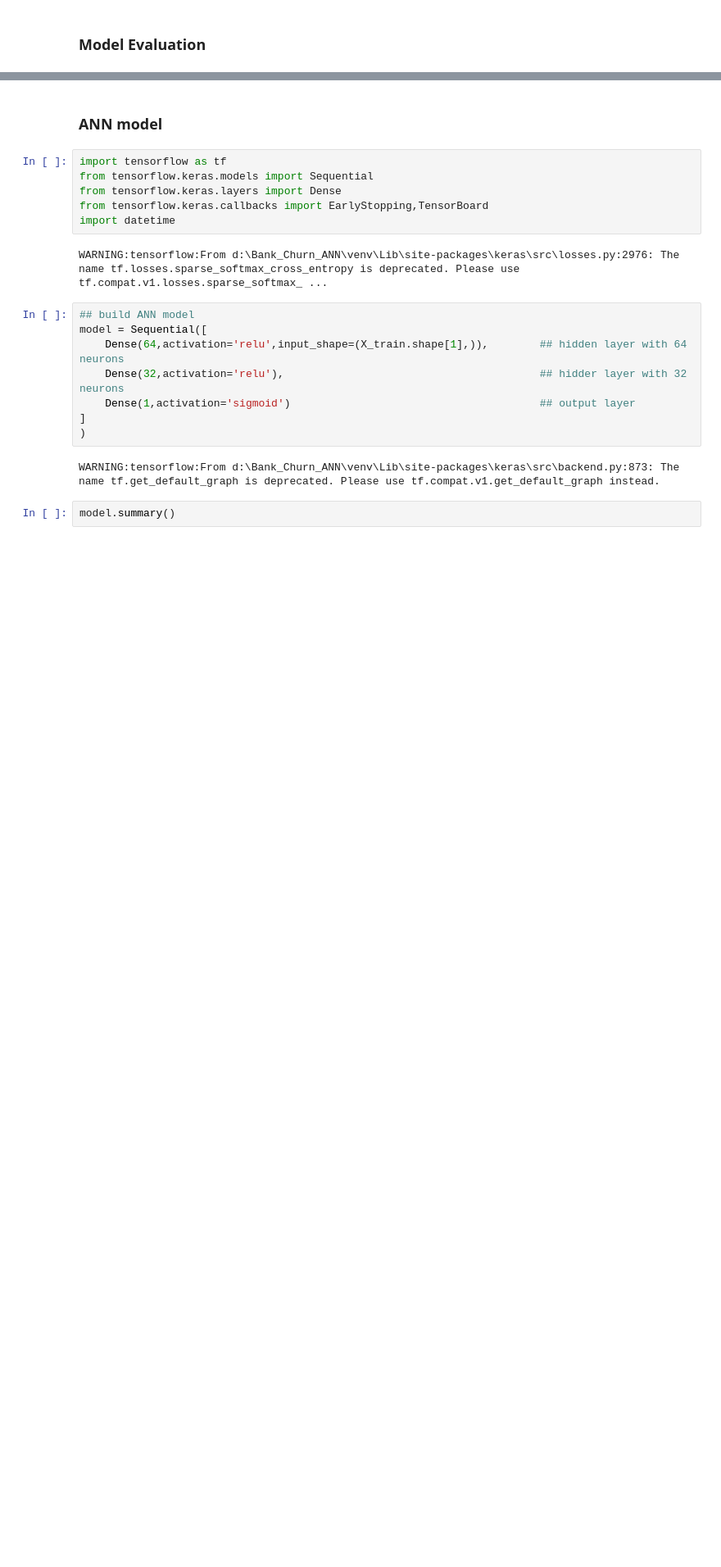
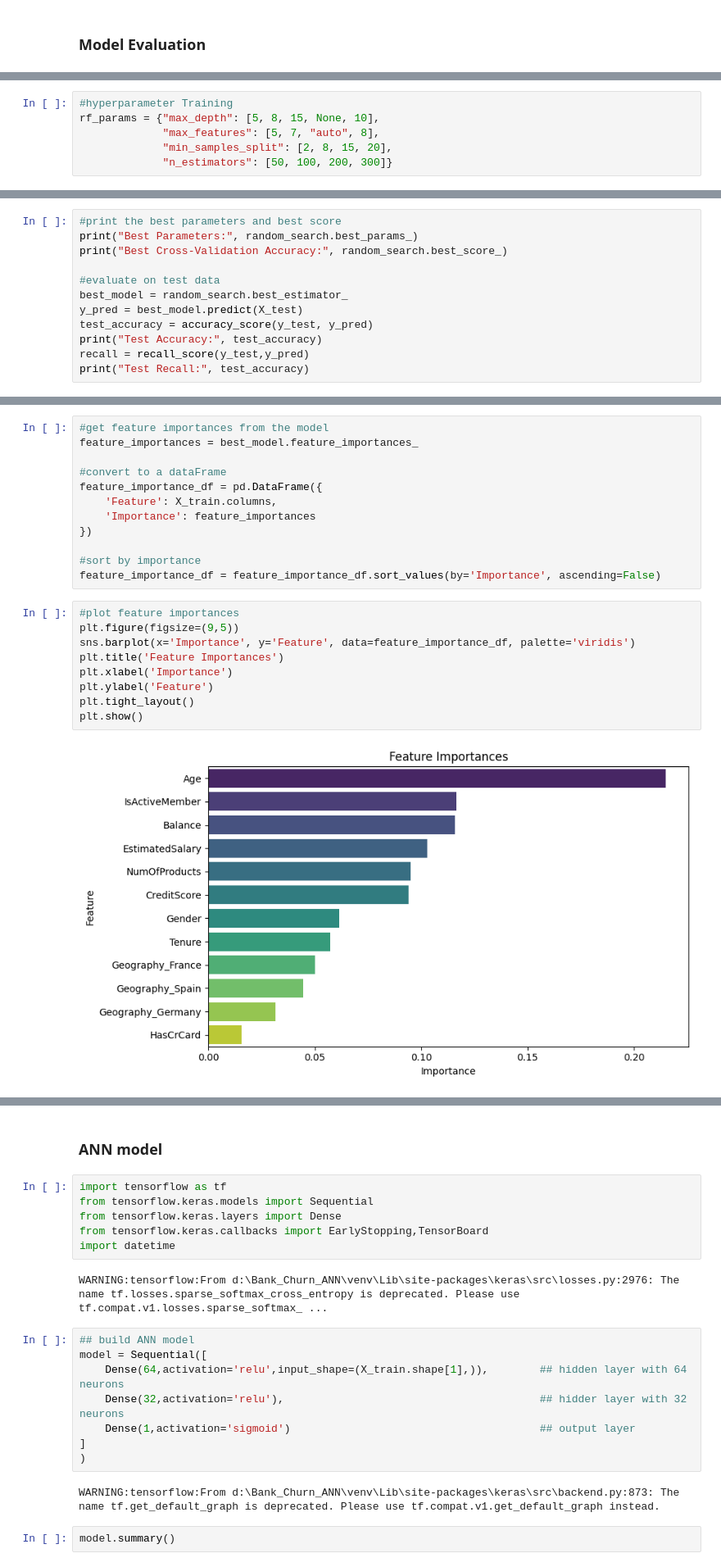
Before and after one commit to bhavesh2205/Bank-Customer-Churn-Prediction, a Jupyter notebook: notebook.ipynb, the cells around one changed output, grey strips where cells are left out. Shown at 82% size. Cells and saved outputs as stored; diff of their text form; blank space fills up the shorter version.

```diff
--- a/notebook.ipynb
+++ b/notebook.ipynb
@@ -434,0 +443,6 @@ plt.show()
+# %%
+#hyperparameter Training
+rf_params = {"max_depth": [5, 8, 15, None, 10],
+             "max_features": [5, 7, "auto", 8],
+             "min_samples_split": [2, 8, 15, 20],
+             "n_estimators": [50, 100, 200, 300]}
@@ -434,0 +476,12 @@ plt.show()
+# %%
+#print the best parameters and best score
+print("Best Parameters:", random_search.best_params_)
+print("Best Cross-Validation Accuracy:", random_search.best_score_)
+
+#evaluate on test data
+best_model = random_search.best_estimator_
+y_pred = best_model.predict(X_test)
+test_accuracy = accuracy_score(y_test, y_pred)
+print("Test Accuracy:", test_accuracy)
+recall = recall_score(y_test,y_pred)
+print("Test Recall:", test_accuracy)
@@ -434,0 +493,23 @@ plt.show()
+# %%
+#get feature importances from the model
+feature_importances = best_model.feature_importances_
+
+#convert to a dataFrame
+feature_importance_df = pd.DataFrame({
+    'Feature': X_train.columns,
+    'Importance': feature_importances
+})
+
+#sort by importance
+feature_importance_df = feature_importance_df.sort_values(by='Importance', ascending=False)
+# %%
+#plot feature importances
+plt.figure(figsize=(9,5))
+sns.barplot(x='Importance', y='Feature', data=feature_importance_df, palette='viridis')
+plt.title('Feature Importances')
+plt.xlabel('Importance')
+plt.ylabel('Feature')
+plt.tight_layout()
+plt.show()
+# %% [output]
+[figure, added]
```
Also changed, not shown: parts of 10 cells of this notebook, 6 other files.
